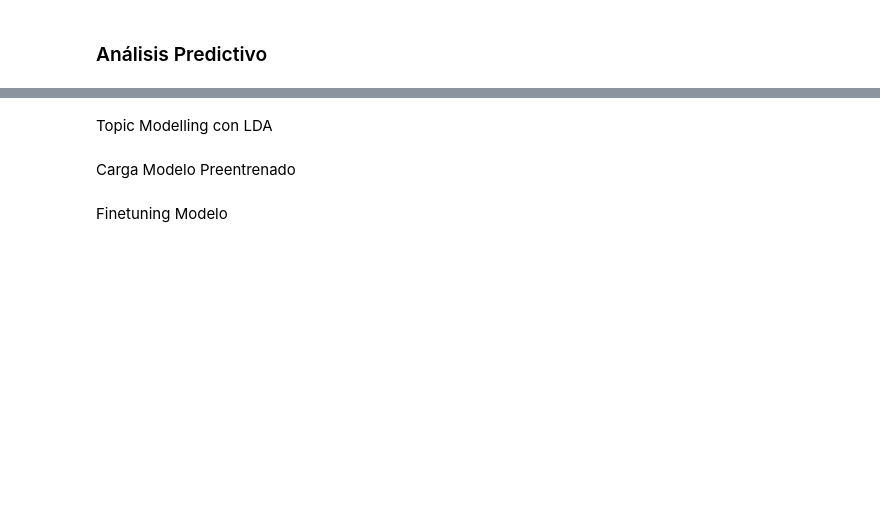
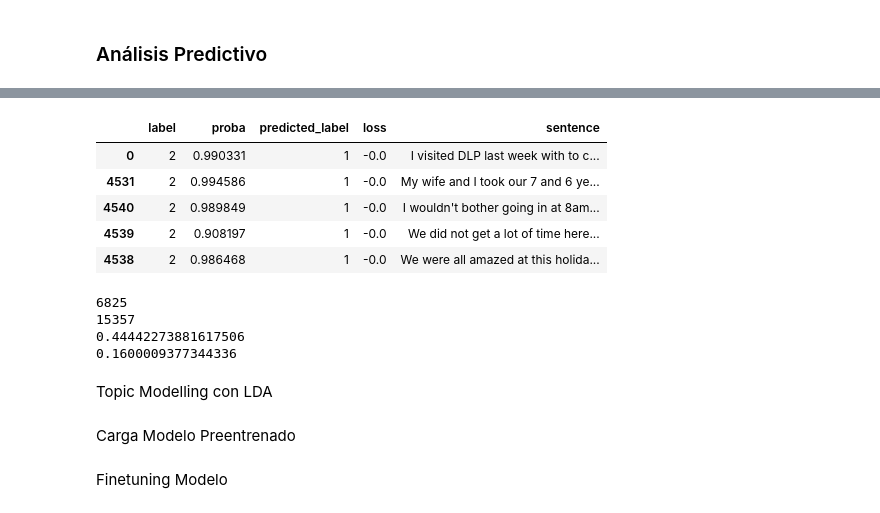
Before and after one commit to srosati/TP_NLP, a Jupyter notebook: main.ipynb, the cells around one changed output, grey strips where cells are left out. Cells and saved outputs as stored; diff of their text form; code cells hidden in the pictures; blank space fills up the shorter version.

```diff
--- a/main.ipynb
+++ b/main.ipynb
@@ -387,3 +734,22 @@ for k in full_dataset.keys():
+# %%
+errors_df.query("label == 2").sort_values("loss", ascending=False).head()
+# %% [output]
+|  | label | proba | predicted_label | loss | sentence |
+| 0 | 2 | 0.990331 | 1 | -0.0 | I visited DLP last week with to c... |
+| 4531 | 2 | 0.994586 | 1 | -0.0 | My wife and I took our 7 and 6 ye... |
+| 4540 | 2 | 0.989849 | 1 | -0.0 | I wouldn't bother going in at 8am... |
+| 4539 | 2 | 0.908197 | 1 | -0.0 | We did not get a lot of time here... |
+| 4538 | 2 | 0.986468 | 1 | -0.0 | We were all amazed at this holida... |
+# %%
+print(len(errors_df))
+print(len(full_dataset['val']) + len(full_dataset['test']))
+print(len(errors_df) / (len(full_dataset['val']) + len(full_dataset['test'])))
+print(len(errors_df) / len(df))
+# %% [output]
+6825
+15357
+0.44442273881617506
+0.1600009377344336
 # %% [markdown]
 Topic Modelling con LDA
 # %%
```
Also changed, not shown: parts of 67 cells of this notebook.
